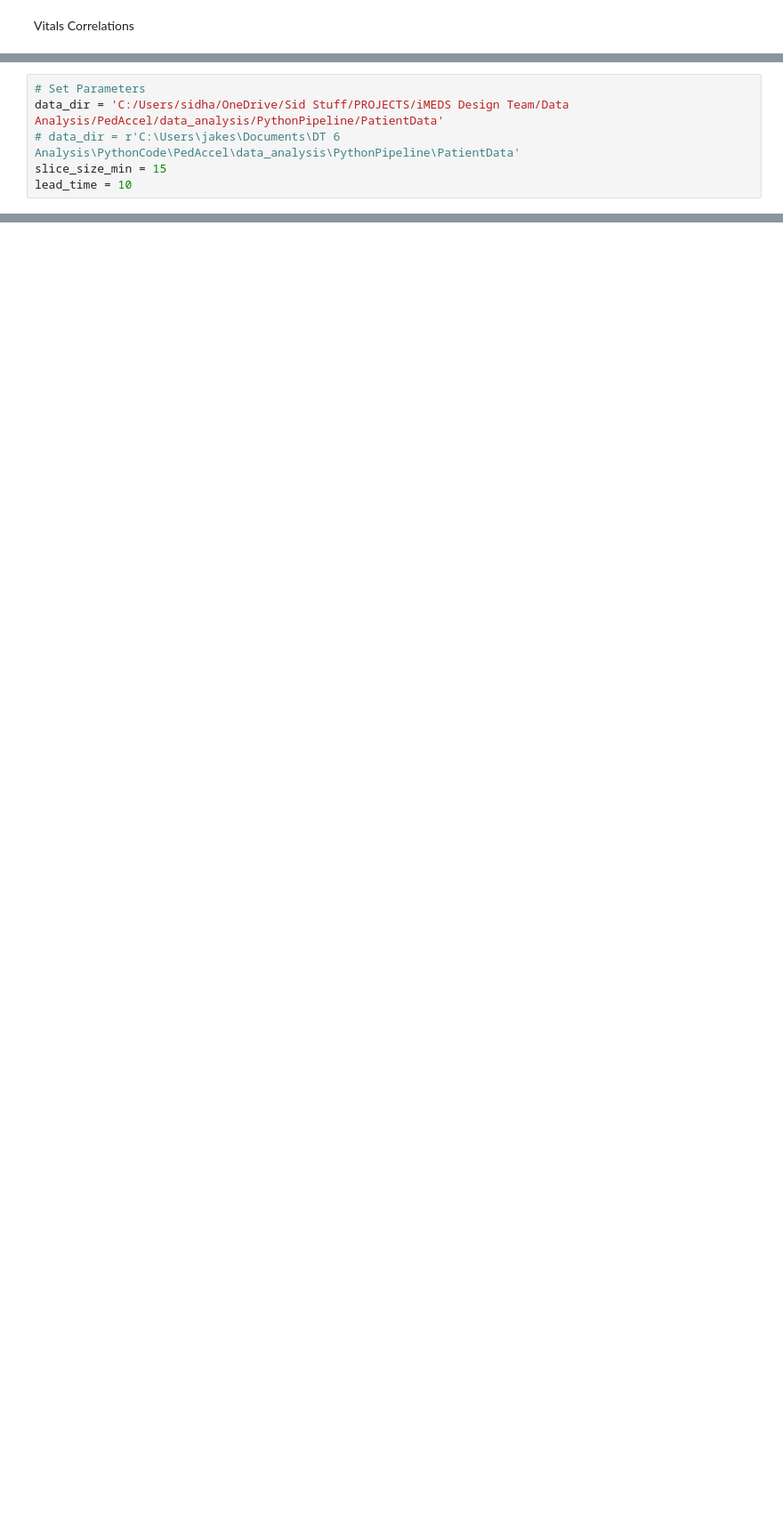
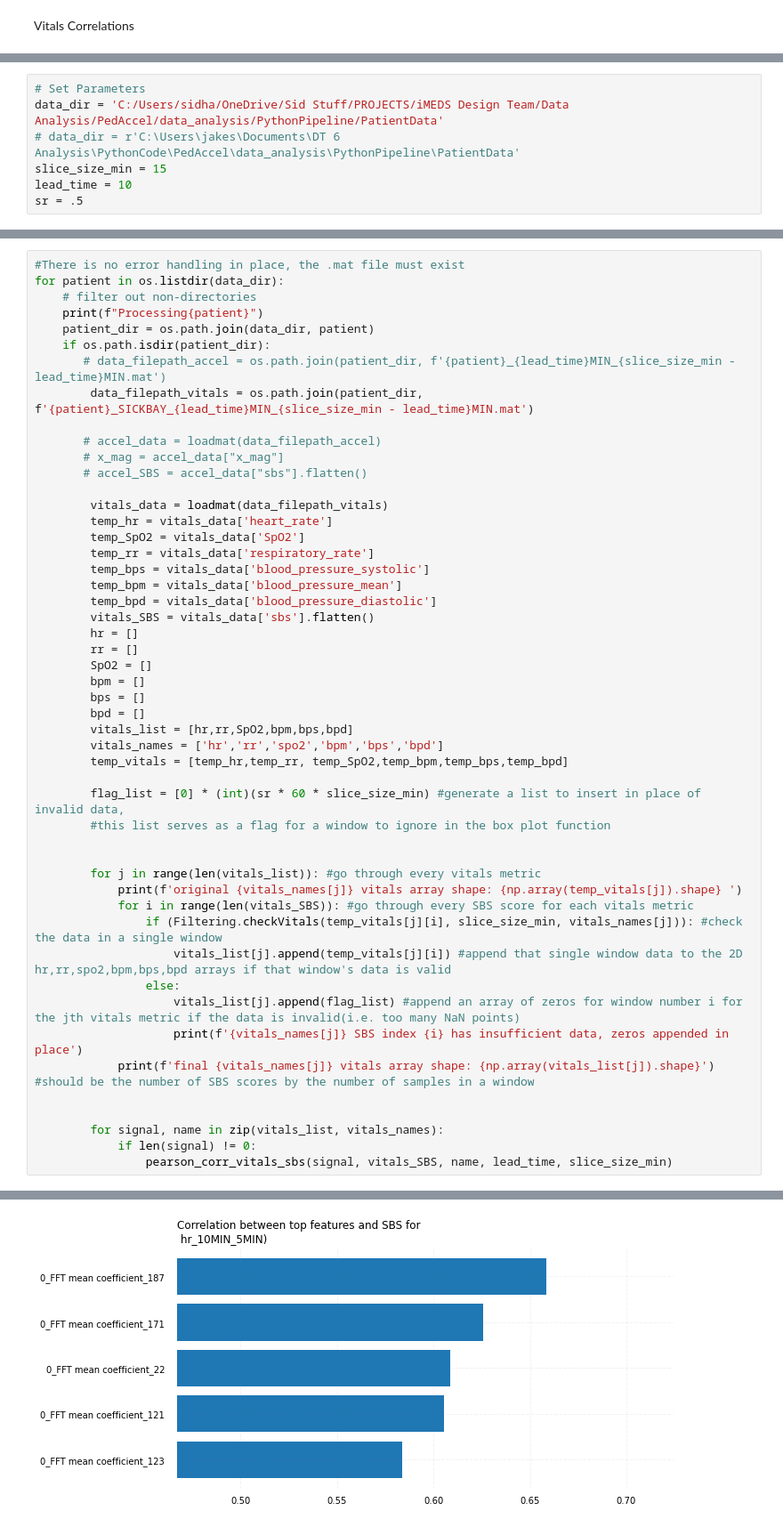
Before and after one commit to fyng/PedAccel, a Jupyter notebook: data_analysis/PythonPipeline/Visualizations/Vitals_Correlations.ipynb, the cells around one changed output, grey strips where cells are left out. Shown at 89% size. Saved outputs shown, nothing was run; the diff lists cells and outputs as text; blank space fills up the shorter version.

```diff
--- a/data_analysis/PythonPipeline/Visualizations/Vitals_Correlations.ipynb
+++ b/data_analysis/PythonPipeline/Visualizations/Vitals_Correlations.ipynb
@@ -33,3 +124,4 @@ data_dir = 'C:/Users/sidha/OneDrive/Sid Stuff/PROJECTS/iMEDS Design Team/Data An
 # data_dir = r'C:\Users\jakes\Documents\DT 6 Analysis\PythonCode\PedAccel\data_analysis\PythonPipeline\PatientData'
 slice_size_min = 15
 lead_time = 10
+sr = .5
@@ -107,0 +128,51 @@ AttributeError: 'list' object has no attribute 'size'
+# %%
+#There is no error handling in place, the .mat file must exist
+for patient in os.listdir(data_dir):
+    # filter out non-directories
+    print(f"Processing{patient}")
+    patient_dir = os.path.join(data_dir, patient)
+    if os.path.isdir(patient_dir):
+       # data_filepath_accel = os.path.join(patient_dir, f'{patient}_{lead_time}MIN_{slice_size_min - lead_time}MIN.mat')
+        data_filepath_vitals = os.path.join(patient_dir, f'{patient}_SICKBAY_{lead_time}MIN_{slice_size_min - lead_time}MIN.mat')
+
+       # accel_data = loadmat(data_filepath_accel)
+       # x_mag = accel_data["x_mag"]
+       # accel_SBS = accel_data["sbs"].flatten()
+
+        vitals_data = loadmat(data_filepath_vitals)
+        temp_hr = vitals_data['heart_rate']
+        temp_SpO2 = vitals_data['SpO2']
+        temp_rr = vitals_data['respiratory_rate']
+        temp_bps = vitals_data['blood_pressure_systolic']
+        temp_bpm = vitals_data['blood_pressure_mean']
+        temp_bpd = vitals_data['blood_pressure_diastolic']
+        vitals_SBS = vitals_data['sbs'].flatten()
+        hr = []
+        rr = []
+        SpO2 = []
+        bpm = []
+        bps = []
+        bpd = []
+        vitals_list = [hr,rr,SpO2,bpm,bps,bpd]
+        vitals_names = ['hr','rr','spo2','bpm','bps','bpd']
+        temp_vitals = [temp_hr,temp_rr, temp_SpO2,temp_bpm,temp_bps,temp_bpd]
+
+        flag_list = [0] * (int)(sr * 60 * slice_size_min) #generate a list to insert in place of invalid data,
+        #this list serves as a flag for a window to ignore in the box plot function
+
+
+        for j in range(len(vitals_list)): #go through every vitals metric
+            print(f'original {vitals_names[j]} vitals array shape: {np.array(temp_vitals[j]).shape} ')
+            for i in range(len(vitals_SBS)): #go through every SBS score for each vitals metric
+                if (Filtering.checkVitals(temp_vitals[j][i], slice_size_min, vitals_names[j])): #check the data in a single window
+                    vitals_list[j].append(temp_vitals[j][i]) #append that single window data to the 2D hr,rr,spo2,bpm,bps,bpd arrays if that window's data is valid
+                else:
+                    vitals_list[j].append(flag_list) #append an array of zeros for window number i for the jth vitals metric if the data is invalid(i.e. too many NaN points)
+                    print(f'{vitals_names[j]} SBS index {i} has insufficient data, zeros appended in place')
+            print(f'final {vitals_names[j]} vitals array shape: {np.array(vitals_list[j]).shape}') #should be the number of SBS scores by the number of samples in a window
+
+
+        for signal, name in zip(vitals_list, vitals_names):
+            if len(signal) != 0:
+                pearson_corr_vitals_sbs(signal, vitals_SBS, name, lead_time, slice_size_min)
+# %% [output]
@@ -107,0 +196 @@ AttributeError: 'list' object has no attribute 'size'
+[figure, added]
```
Also changed, not shown: parts of 4 cells of this notebook, 2 other files.
